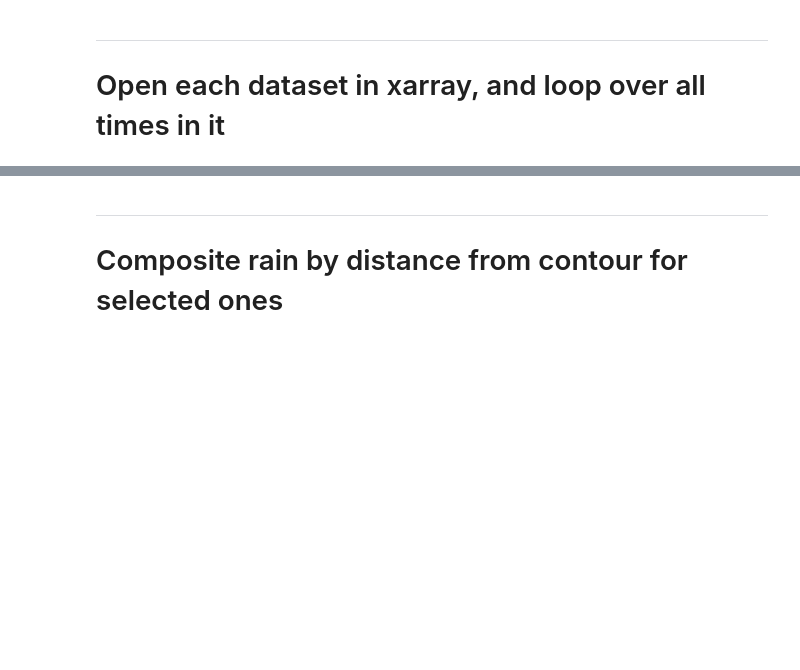
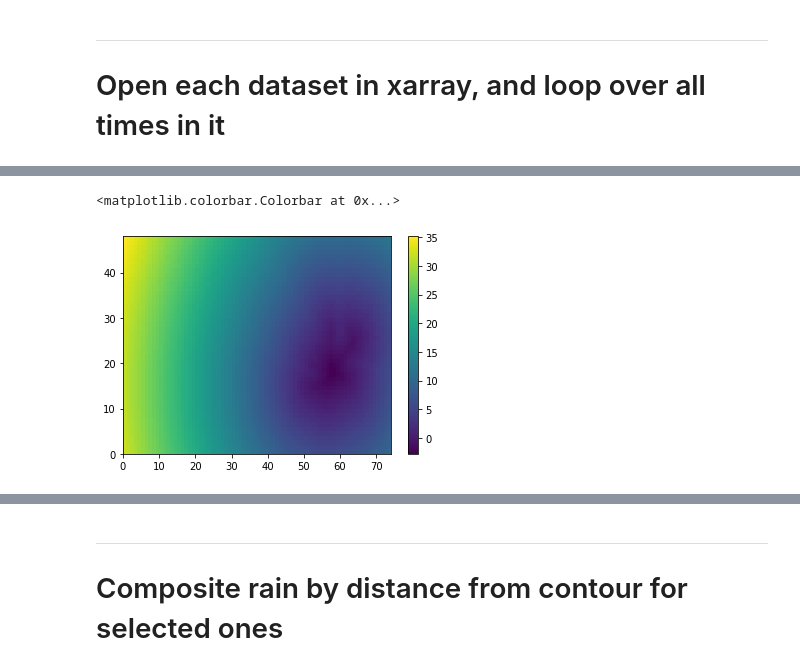
Before and after one commit to brianmapes/VaporLakes, a Jupyter notebook: Grab_contours_in_MINIMALtqv.ipynb, the cells around one changed output, grey strips where cells are left out. Drawn from its saved outputs; the diff is of its cells as text; code cells hidden in the pictures; blank space fills up the shorter version.

```diff
--- a/Grab_contours_in_MINIMALtqv.ipynb
+++ b/Grab_contours_in_MINIMALtqv.ipynb
@@ -402,0 +263,5 @@ df = all_laks
+# %%
+plt.pcolormesh(dist.reshape(len(ds.lat),len(ds.lon)) ); plt.colorbar()  #[dist < 0.1]
+# %% [output]
+<matplotlib.colorbar.Colorbar at 0x...>
+[figure, added]
```
Also changed, not shown: parts of 60 cells of this notebook.
